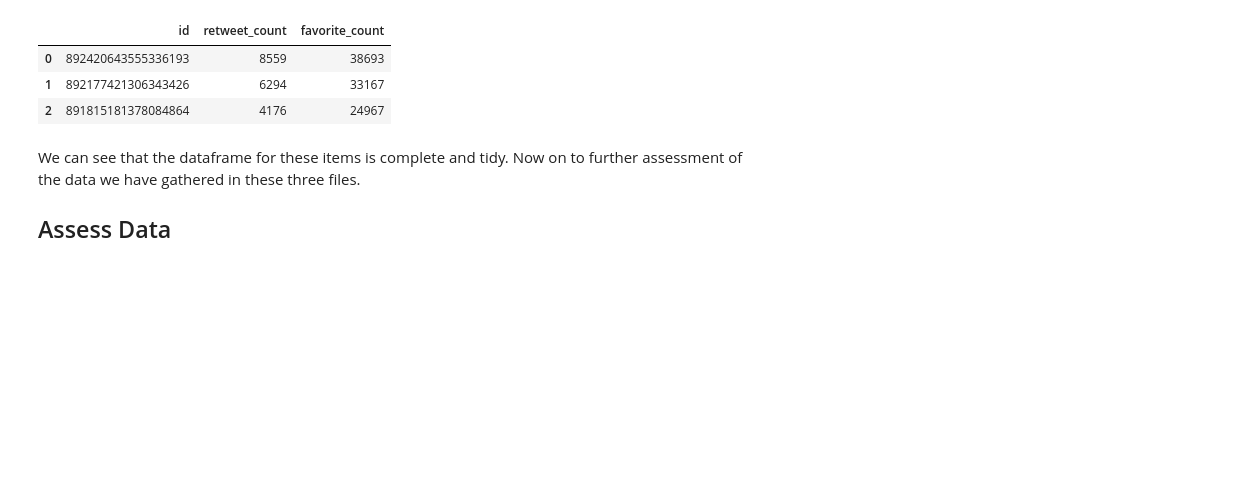
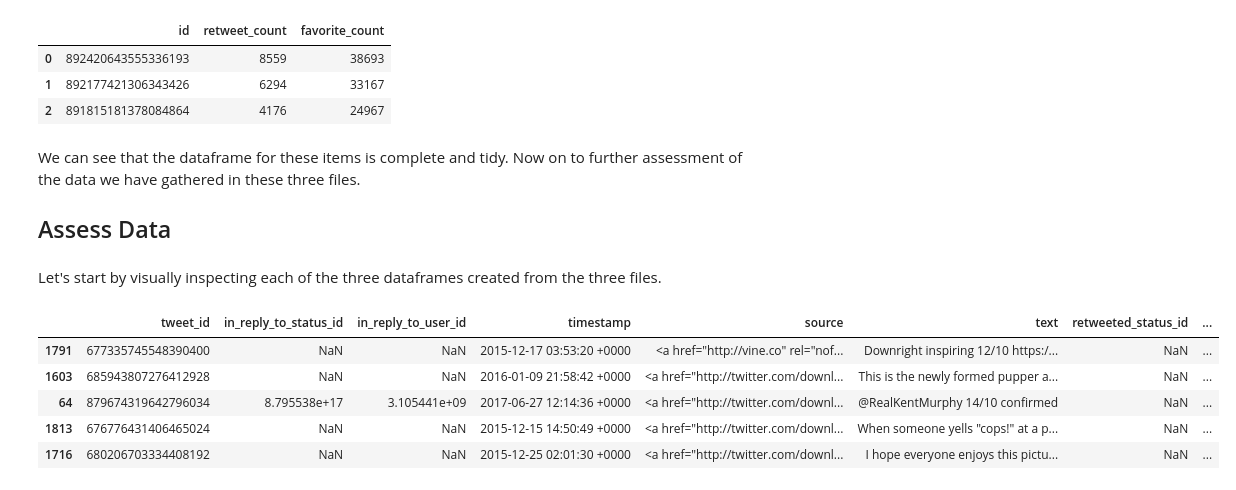
Before and after one commit to moscowjh/t2-p3-wrangle, a Jupyter notebook: wrangle_act.ipynb, the cells around one changed output. Drawn from its saved outputs; the diff is of its cells as text; code cells hidden in the pictures; blank space fills up the shorter version.

Commit message:
Started to assess.

```diff
--- a/wrangle_act.ipynb
+++ b/wrangle_act.ipynb
@@ -271,3 +271,14 @@ df3.head(3)
 We can see that the dataframe for these items is complete and tidy.  Now on to further assessment of the data we have gathered in these three files.
 
 ## Assess Data
+# %% [markdown]
+Let's start by visually inspecting each of the three dataframes created from the three files.
+# %%
+df.sample(5)
+# %% [output]
+|  | tweet_id | in_reply_to_status_id | in_reply_to_user_id | timestamp | source | text | retweeted_status_id | ... |
+| 1791 | 677335745548390400 | NaN | NaN | 2015-12-17 03:53:20 +0000 | <a href="http://vine.co" rel="nof... | Downright inspiring 12/10 https:/... | NaN | ... |
+| 1603 | 685943807276412928 | NaN | NaN | 2016-01-09 21:58:42 +0000 | <a href="http://twitter.com/downl... | This is the newly formed pupper a... | NaN | ... |
+| 64 | 879674319642796034 | 8.795538e+17 | 3.105441e+09 | 2017-06-27 12:14:36 +0000 | <a href="http://twitter.com/downl... | @RealKentMurphy 14/10 confirmed | NaN | ... |
+| 1813 | 676776431406465024 | NaN | NaN | 2015-12-15 14:50:49 +0000 | <a href="http://twitter.com/downl... | When someone yells "cops!" at a p... | NaN | ... |
+| 1716 | 680206703334408192 | NaN | NaN | 2015-12-25 02:01:30 +0000 | <a href="http://twitter.com/downl... | I hope everyone enjoys this pictu... | NaN | ... |
```
